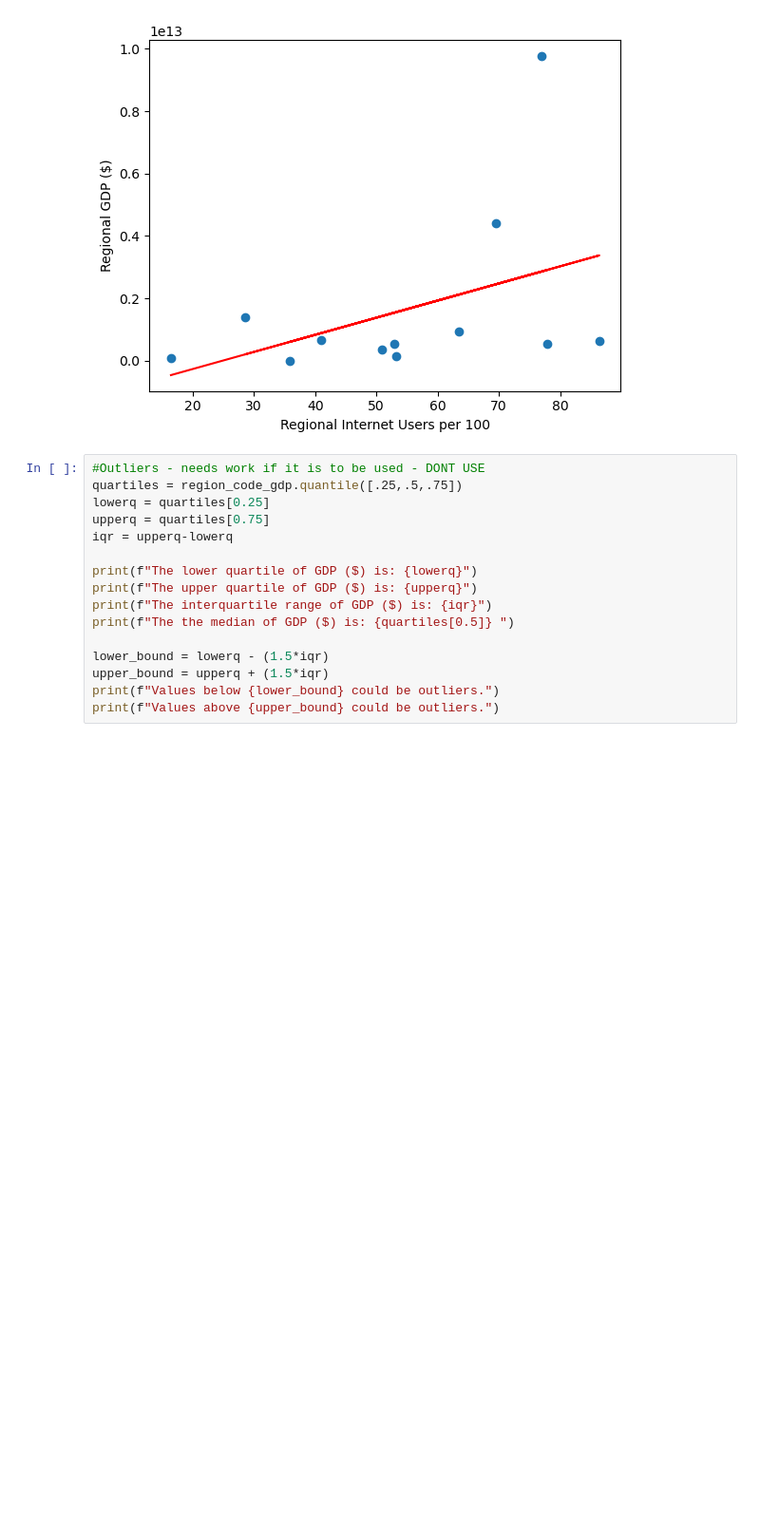
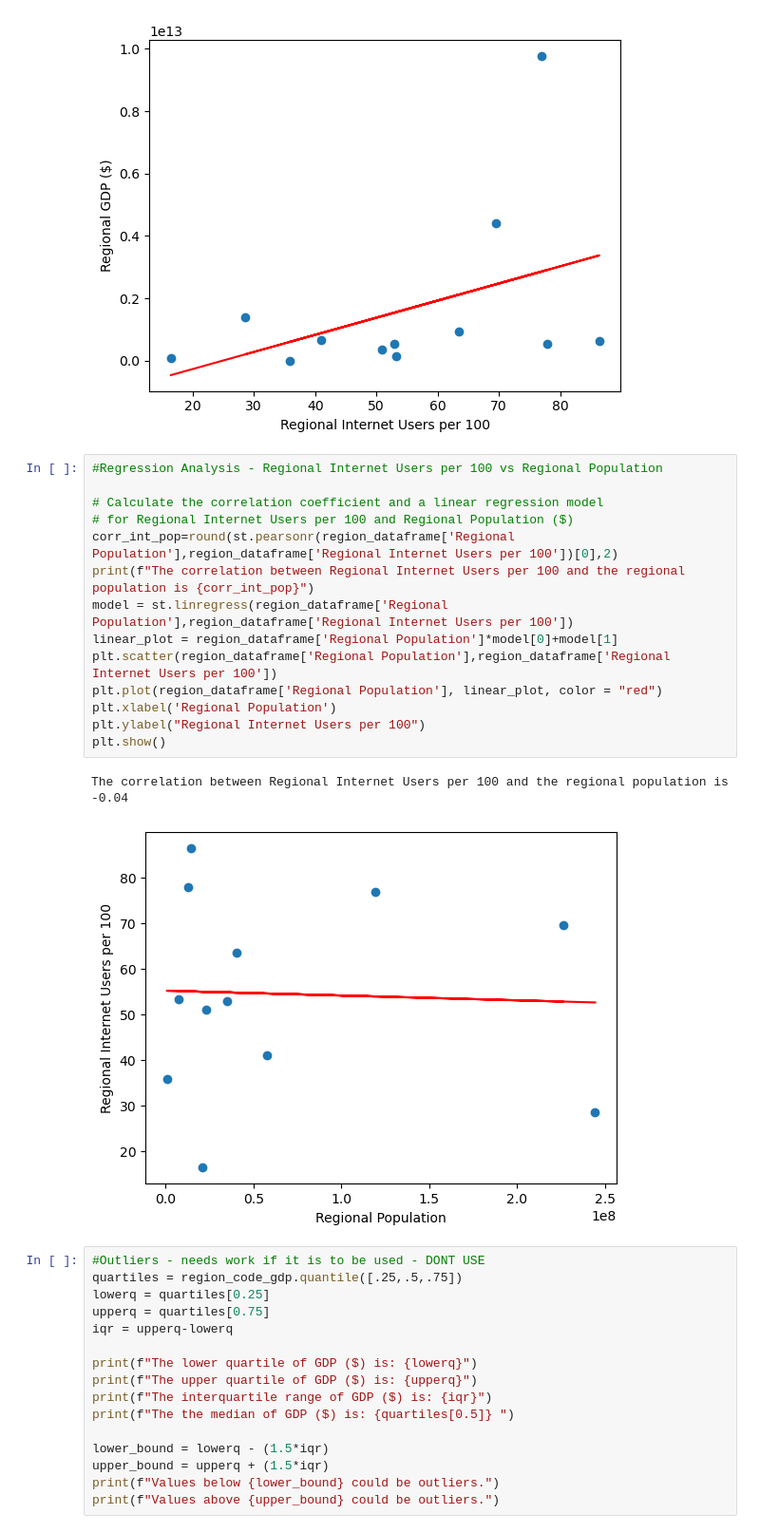
Before and after one commit to ilknurtoptas/Project_1, a Jupyter notebook: Project_1/World GDP Analysis.ipynb, the cells around one changed output. Shown at 95% size. Drawn from its saved outputs; the diff is of its cells as text; blank space fills up the shorter version.

```diff
--- a/Project_1/World GDP Analysis.ipynb
+++ b/Project_1/World GDP Analysis.ipynb
@@ -684,6 +684,23 @@ plt.show()
 # %% [output]
 The correlation between Regional Internet Users per 100 and the GDP is 0.42
 [figure]
+# %%
+#Regression Analysis - Regional Internet Users per 100 vs Regional Population
+
+# Calculate the correlation coefficient and a linear regression model
+# for Regional Internet Users per 100 and Regional Population ($)
+corr_int_pop=round(st.pearsonr(region_dataframe['Regional Population'],region_dataframe['Regional Internet Users per 100'])[0],2)
+print(f"The correlation between Regional Internet Users per 100 and the regional population is {corr_int_pop}")
+model = st.linregress(region_dataframe['Regional Population'],region_dataframe['Regional Internet Users per 100'])
+linear_plot = region_dataframe['Regional Population']*model[0]+model[1]
+plt.scatter(region_dataframe['Regional Population'],region_dataframe['Regional Internet Users per 100'])
+plt.plot(region_dataframe['Regional Population'], linear_plot, color = "red")
+plt.xlabel('Regional Population')
+plt.ylabel("Regional Internet Users per 100")
+plt.show()
+# %% [output]
+The correlation between Regional Internet Users per 100 and the regional population is -0.04
+[figure, added]
 # %%
 #Outliers - needs work if it is to be used - DONT USE
 quartiles = region_code_gdp.quantile([.25,.5,.75])
```
